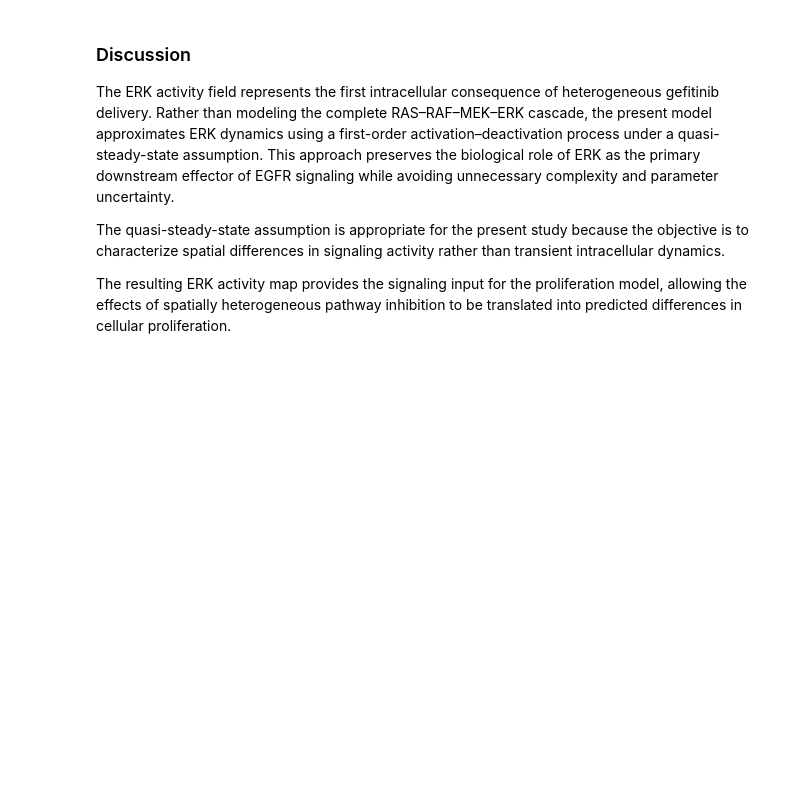
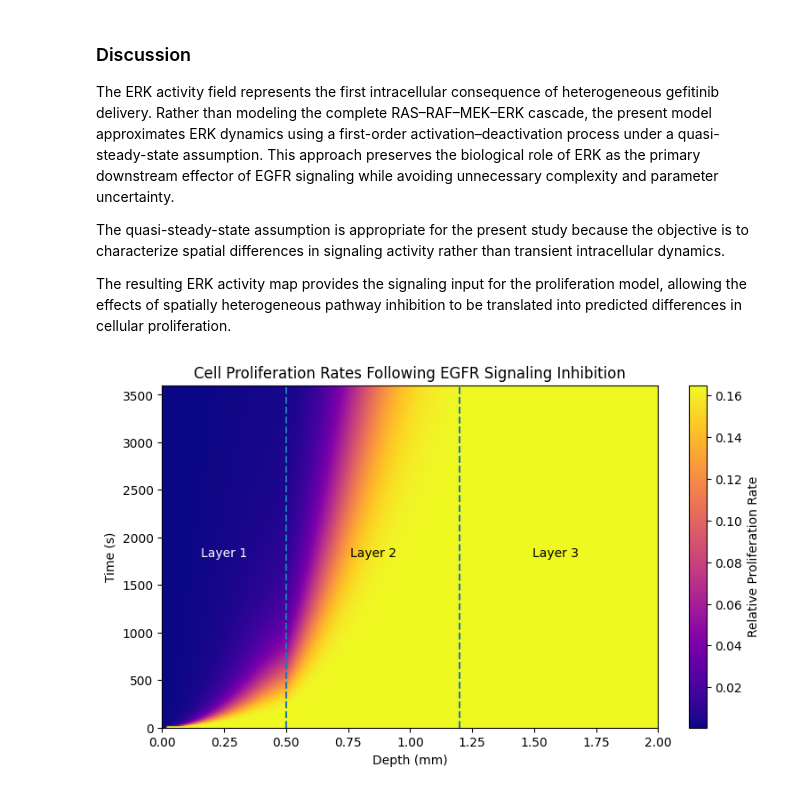
Before and after one commit to abhirym/Drug-Diffusion-Project, a Jupyter notebook: exp04_spatial_signaling_and_proliferation.ipynb, the cells around one changed output. Saved outputs shown, nothing was run; the diff lists cells and outputs as text; code cells hidden in the pictures; blank space fills up the shorter version.

Commit message:
figure 4D finished

```diff
--- a/exp04_spatial_signaling_and_proliferation.ipynb
+++ b/exp04_spatial_signaling_and_proliferation.ipynb
@@ -303,7 +303,43 @@ import matplotlib.pyplot as plt
 # Parameters
 
 # Proliferation Hill coefficient
-m = 2
+m = 4
 
 # Half-maximal ERK activity
 K = 0.5
+
+# Proliferation rate profile
+P_rate = (ERK_activity ** m) / ((K ** m) + (ERK_activity ** m))
+# %%
+# Plot
+
+plt.figure(figsize=(9,5))
+
+plt.imshow(P_rate, aspect='auto', origin='lower',
+            extent=[0, L * 10, 0, T], cmap='plasma')
+
+# Labels and formatting
+
+plt.colorbar(label='Relative Proliferation Rate')
+
+plt.xlabel('Depth (mm)')
+plt.ylabel('Time (s)')
+
+plt.title('Cell Proliferation Rates Following EGFR Signaling Inhibition')
+
+plt.axvline(boundary_1 * 10, linestyle='--')
+plt.axvline(boundary_2 * 10, linestyle='--')
+
+plt.savefig(
+    'figures/exp04_prolif_field',
+    dpi=150,
+    bbox_inches='tight'
+)
+
+plt.annotate('Layer 1', xy=(boundary_1 * 5, T / 2), fontsize=10, ha='center', color='white')
+plt.annotate('Layer 2', xy=((boundary_1 + boundary_2) * 5, T / 2), fontsize=10, ha='center')
+plt.annotate('Layer 3', xy=((boundary_1 + boundary_2 + L) * 8.57 / 2, T / 2), fontsize=10, ha='center')
+
+plt.show()
+# %% [output]
+[figure, added]
```
Also changed, not shown: parts of 2 cells of this notebook, 1 other file.
